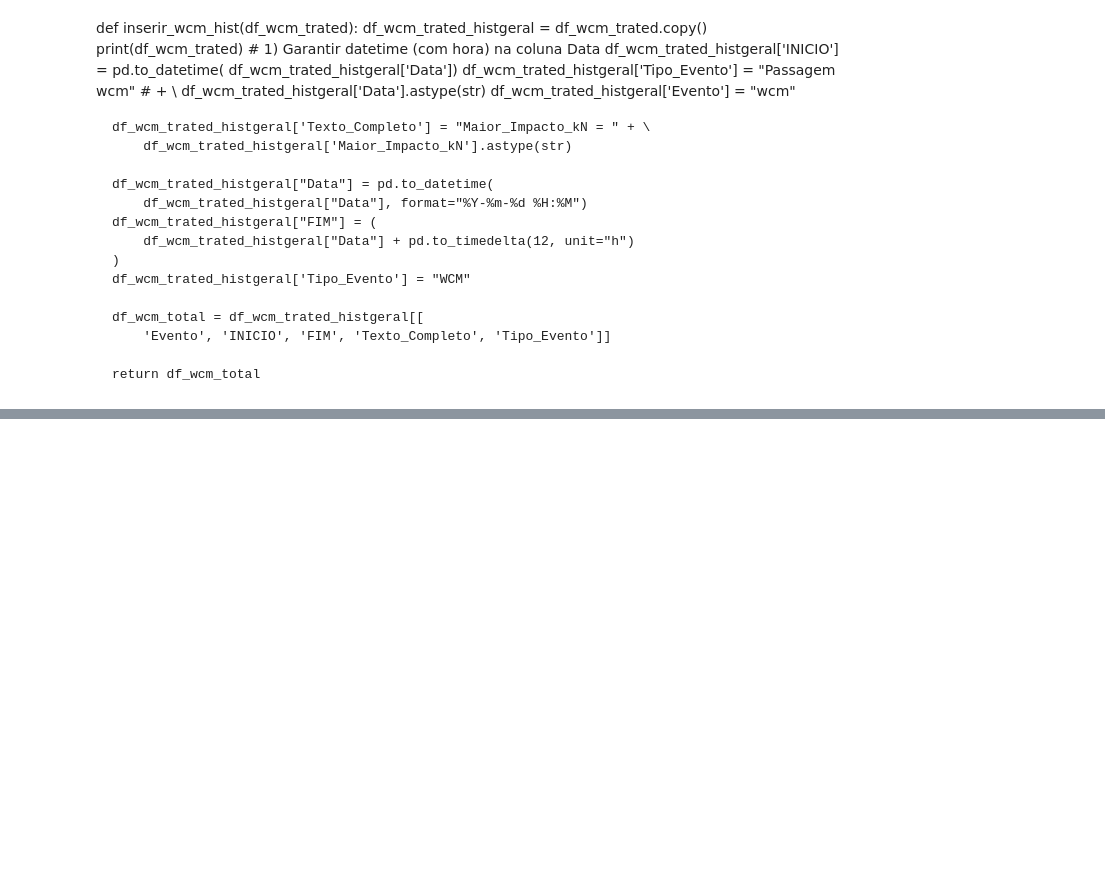
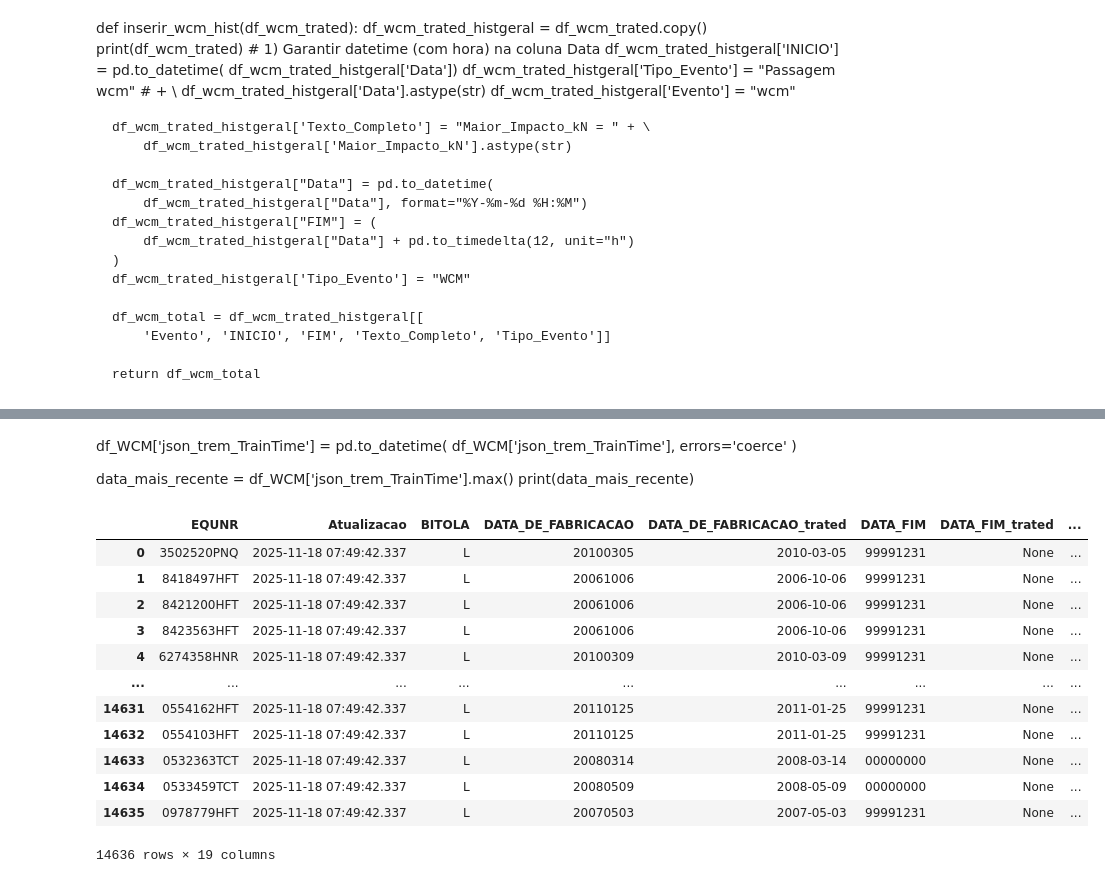
Before and after one commit to leoborin/Panel_Waysides, a Jupyter notebook: nb_main.ipynb, the cells around one changed output, grey strips where cells are left out. Drawn from its saved outputs; the diff is of its cells as text; code cells hidden in the pictures; blank space fills up the shorter version.

```diff
--- a/nb_main.ipynb
+++ b/nb_main.ipynb
@@ -504,0 +564,24 @@ def inserir_wcm_hist(df_wcm_trated):
+# %% [markdown]
+df_WCM['json_trem_TrainTime'] = pd.to_datetime(
+    df_WCM['json_trem_TrainTime'],
+    errors='coerce'
+)
+
+data_mais_recente = df_WCM['json_trem_TrainTime'].max()
+print(data_mais_recente)
+# %%
+df_z851
+# %% [output]
+|  | EQUNR | Atualizacao | BITOLA | DATA_DE_FABRICACAO | DATA_DE_FABRICACAO_trated | DATA_FIM | DATA_FIM_trated | ... |
+| 0 | 3502520PNQ | 2025-11-18 07:49:42.337 | L | 20100305 | 2010-03-05 | 99991231 | None | ... |
+| 1 | 8418497HFT | 2025-11-18 07:49:42.337 | L | 20061006 | 2006-10-06 | 99991231 | None | ... |
+| 2 | 8421200HFT | 2025-11-18 07:49:42.337 | L | 20061006 | 2006-10-06 | 99991231 | None | ... |
+| 3 | 8423563HFT | 2025-11-18 07:49:42.337 | L | 20061006 | 2006-10-06 | 99991231 | None | ... |
+| 4 | 6274358HNR | 2025-11-18 07:49:42.337 | L | 20100309 | 2010-03-09 | 99991231 | None | ... |
+| ... | ... | ... | ... | ... | ... | ... | ... | ... |
+| 14631 | 0554162HFT | 2025-11-18 07:49:42.337 | L | 20110125 | 2011-01-25 | 99991231 | None | ... |
+| 14632 | 0554103HFT | 2025-11-18 07:49:42.337 | L | 20110125 | 2011-01-25 | 99991231 | None | ... |
+| 14633 | 0532363TCT | 2025-11-18 07:49:42.337 | L | 20080314 | 2008-03-14 | 00000000 | None | ... |
+| 14634 | 0533459TCT | 2025-11-18 07:49:42.337 | L | 20080509 | 2008-05-09 | 00000000 | None | ... |
+| 14635 | 0978779HFT | 2025-11-18 07:49:42.337 | L | 20070503 | 2007-05-03 | 99991231 | None | ... |
+14636 rows × 19 columns
```
Also changed, not shown: parts of 18 cells of this notebook, 10 other files.
